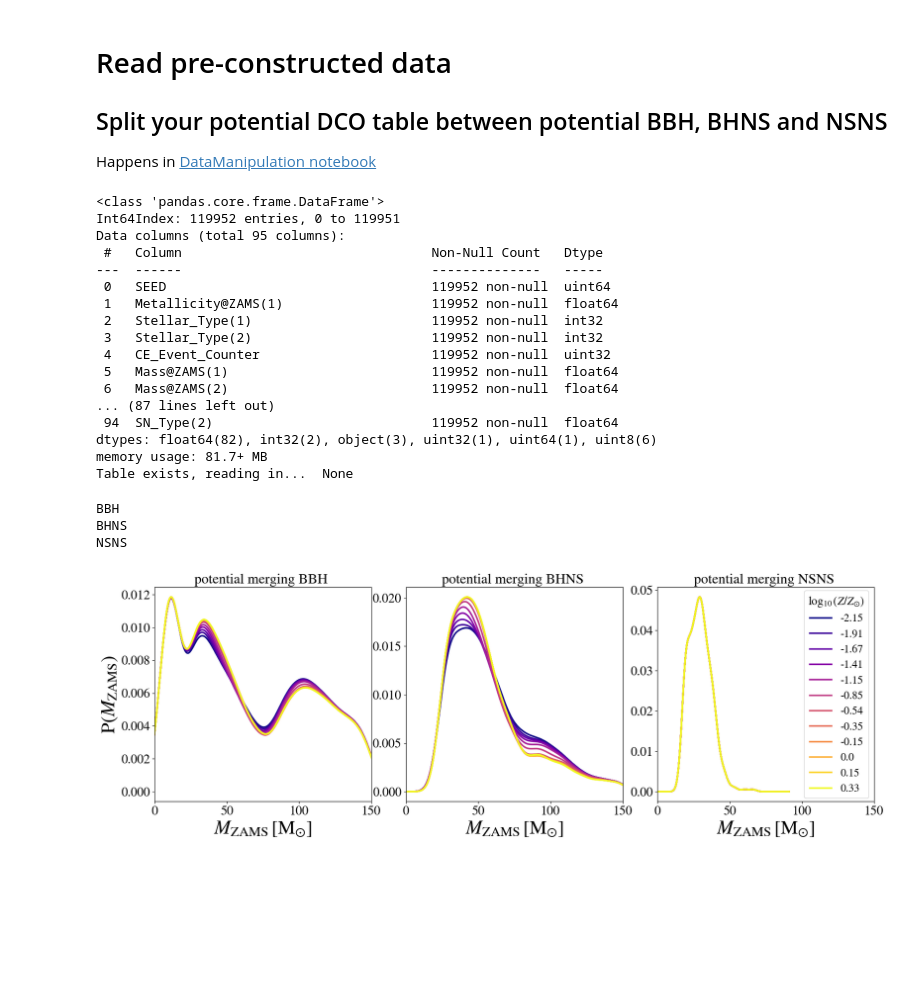
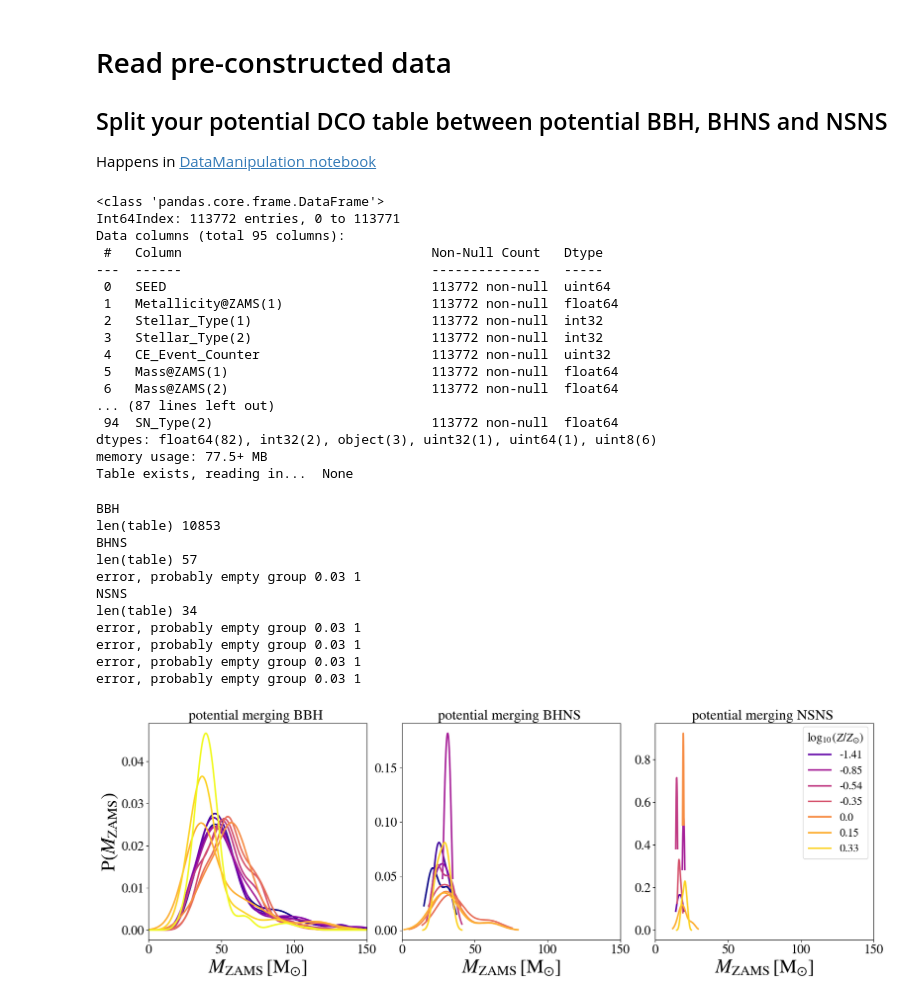
Before and after one commit to LiekeVanSon/ZdependentFormEff, a Jupyter notebook: code/Mzams_dist.ipynb, the cells around one changed output. Cells and saved outputs as stored; diff of their text form; code cells hidden in the pictures; blank space fills up the shorter version.

Commit message:
corrected MZASM to look at mergers only (really low stat)

```diff
--- a/code/Mzams_dist.ipynb
+++ b/code/Mzams_dist.ipynb
@@ -15,8 +15,10 @@ sys.path.append('./run_data')
 from definitions import sim_flags_dict
 
 home_dir = os.path.expanduser("~")
-datar_root = home_dir + "/ceph/CompasOutput/v02.46.01/"#v02.35.02/"
-sim_name =  'OldWinds_RemFryer2012'#  'NewWinds_RemFryer2012_noNSBHkick'#'OldWinds_RemFryer2012'#
+compas_v = "v02.46.01/"#v02.35.02/"
+sim_name =  'NewWinds_RemFryer2012' #'OldWinds_RemFryer2012'#  'NewWinds_RemFryer2012_noNSBHkick'#'OldWinds_RemFryer2012'#
+
+datar_root = f"{home_dir}/ceph/CompasOutput/{compas_v}"
 
 ######################################
 ## PLOT setttings
@@ -76,22 +78,40 @@ with h5.File(datar_root+f'{sim_name}/COMPAS_Output_combinedZ.h5', 'r') as All_da
     potential_NSNS_progenitors = potential_DCO_progenitors[np.in1d(potential_DCO_progenitors['SEED'], np.unique(DCO_seed[NSNS_bool*merger_bool]) )]
 # %% [output]
 <class 'pandas.core.frame.DataFrame'>
-Int64Index: 119952 entries, 0 to 119951
+Int64Index: 113772 entries, 0 to 113771
 Data columns (total 95 columns):
  #   Column                                Non-Null Count   Dtype
 ---  ------                                --------------   -----
- 0   SEED                                  119952 non-null  uint64
- 1   Metallicity@ZAMS(1)                   119952 non-null  float64
- 2   Stellar_Type(1)                       119952 non-null  int32
- 3   Stellar_Type(2)                       119952 non-null  int32
- 4   CE_Event_Counter                      119952 non-null  uint32
- 5   Mass@ZAMS(1)                          119952 non-null  float64
- 6   Mass@ZAMS(2)                          119952 non-null  float64
+ 0   SEED                                  113772 non-null  uint64
+ 1   Metallicity@ZAMS(1)                   113772 non-null  float64
+ 2   Stellar_Type(1)                       113772 non-null  int32
+ 3   Stellar_Type(2)                       113772 non-null  int32
+ 4   CE_Event_Counter                      113772 non-null  uint32
+ 5   Mass@ZAMS(1)                          113772 non-null  float64
+ 6   Mass@ZAMS(2)                          113772 non-null  float64
 ... (87 lines left out)
- 94  SN_Type(2)                            119952 non-null  float64
+ 94  SN_Type(2)                            113772 non-null  float64
 dtypes: float64(82), int32(2), object(3), uint32(1), uint64(1), uint8(6)
-memory usage: 81.7+ MB
+memory usage: 77.5+ MB
 Table exists, reading in...  None
+# %%
+def DCO_merger_bool(table, flavor = 'BBH'):
+    """return the DCO merger bool for a given flavor
+
+    Args:
+        pandas table: containing all potential DCOs (incl. things that don't become DCO at specific Z)
+        flavor (str, optional): BBH, BHNS, or NNSNS
+    """
+    BBH_bool = np.logical_and(table['Stellar_Type(1)'] == 14,table['Stellar_Type(2)'] == 14)
+    BHNS_bool = np.logical_or(np.logical_and(table['Stellar_Type(1)'] == 13,table['Stellar_Type(2)'] == 14),
+                            np.logical_and(table['Stellar_Type(1)'] == 14,table['Stellar_Type(2)'] == 13) )
+    NSNS_bool = np.logical_and(table['Stellar_Type(1)'] == 13,table['Stellar_Type(2)'] == 13)
+    if flavor == 'BBH':
+        return np.logical_and(BBH_bool,table['Merges_Hubble_Time'] == True)
+    elif flavor == 'BHNS':
+        return np.logical_and(BHNS_bool,table['Merges_Hubble_Time'] == True)
+    elif flavor == 'NSNS':
+        return np.logical_and(NSNS_bool,table['Merges_Hubble_Time'] == True)
 # %%
 # get a list of colors
 cmap = mpl.colormaps['plasma']
@@ -111,36 +131,51 @@ dfs         = [potential_DCO_progenitors, potential_BBH_progenitors, potential_B
 
 # Loop over the axes and DCO flavors
 for ax, flavor in zip(axes, DCO_flavors):
-
     print(flavor)
 
     # select the right dataframe
-    table = dfs[DCO_flavors.index(flavor)]
+    table       = dfs[DCO_flavors.index(flavor)]
+    # focus on systems that actually make a merging DCO
+    dco_bool    = DCO_merger_bool(table, flavor = flavor)
+    table       = table[dco_bool]
+
+    print('len(table)', len(table))
 
     grouped_byZ = table.groupby('Metallicity@ZAMS(1)')
 
     # perform the KDE for each metallicity
     for i, (metal, group) in enumerate(grouped_byZ):
-        group['Mass@ZAMS(1)'].plot.kde(ax=ax, label=f'{np.round(np.log10(metal/0.014), 2)}', color = colors[i], linewidth=2.5)
-
+        try:
+            group['Mass@ZAMS(1)'].plot.kde(ax=ax, label=f'{np.round(np.log10(metal/0.014), 2)}', color = colors[i], linewidth=2.5)
+        except:
+            print('error, probably empty group', name, len(group))
+            pass
 
     ax.set_title(f'potential merging {flavor} ', fontsize = 22)
 
     ax.set_xlim(0,150)
     ax.set_xlabel('$M_{\mathrm{ZAMS}} \, [\mathrm{M_{\odot}}$]', fontsize = 30)
     ax.set_ylabel('')
 
 #########################
 # plotvalues
 fig.subplots_adjust(hspace=0, wspace=0.16)
 axes[0].set_ylabel("P($M_{\mathrm{ZAMS}}$)", fontsize =30)
 
 axes[2].legend(bbox_to_anchor=(1, 1.01), loc='upper right', fontsize = 17, title_fontsize = 18, title = '$\log_{10}(Z/Z_{\odot})$')
 
-plt.savefig(f'../plots/M_ZAMS_dist{sim_name}.pdf', bbox_inches='tight')
+plt.savefig(f'../plots//M_ZAMS_dist{sim_name}.pdf', bbox_inches='tight')
 plt.show()
 # %% [output]
 BBH
+len(table) 10853
 BHNS
+len(table) 57
+error, probably empty group 0.03 1
 NSNS
+len(table) 34
+error, probably empty group 0.03 1
+error, probably empty group 0.03 1
+error, probably empty group 0.03 1
+error, probably empty group 0.03 1
-[figure, old version]
+[figure, new version]
```
Also changed, not shown: 1 other file.
